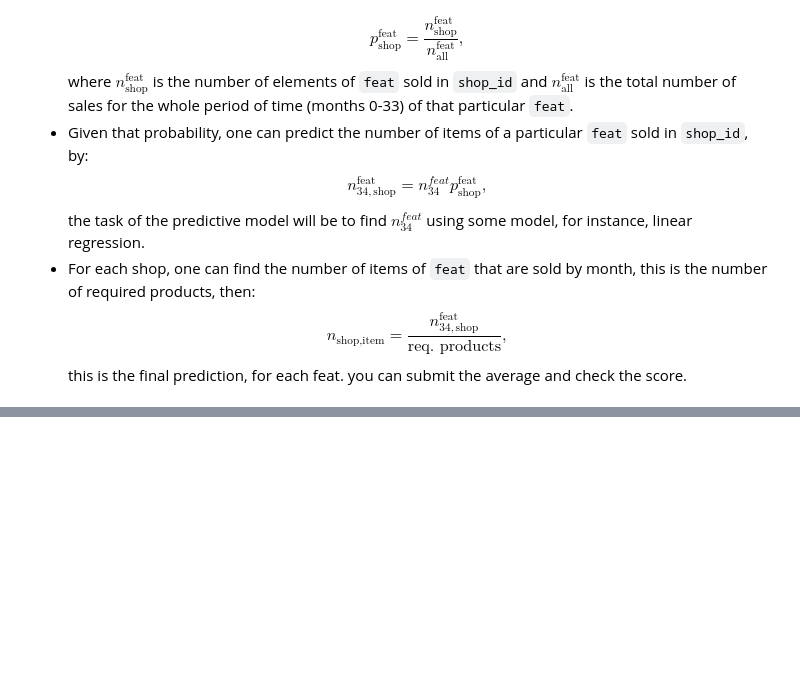
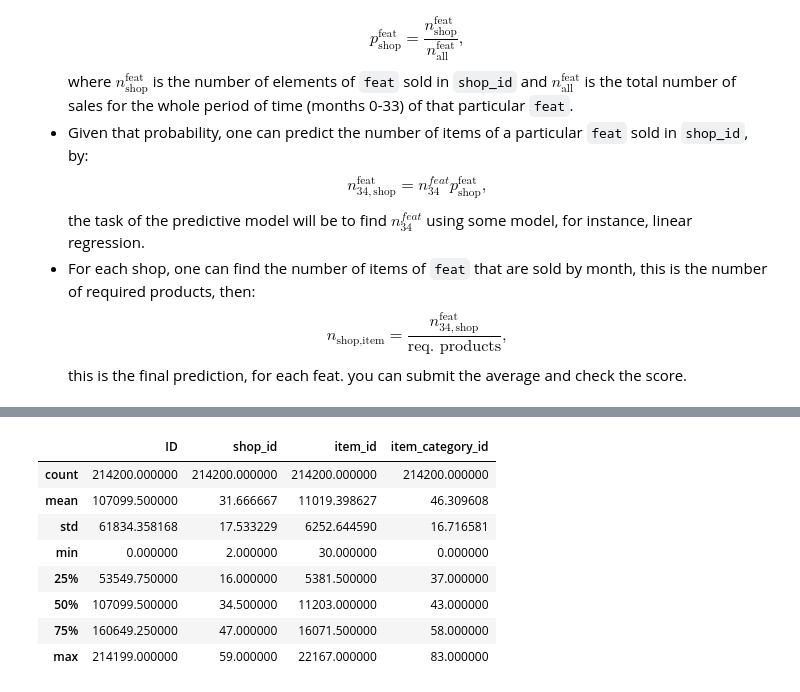
Before and after one commit to data-science-if-usp/kaggle, a Jupyter notebook: pablo/Predict Future Sales.ipynb, the cells around one changed output, grey strips where cells are left out. Cells and saved outputs as stored; diff of their text form; code cells hidden in the pictures; blank space fills up the shorter version.

```diff
--- a/pablo/Predict Future Sales.ipynb
+++ b/pablo/Predict Future Sales.ipynb
@@ -181,6 +182,7 @@ time period:
 train = train.query('item_price > 0 and item_price < 40000')
 train = train.query('item_cnt_day <= 20')
 train = train.drop(['item_name', 'shop_name', 'item_category_name'], axis = 1)
+test = test.drop(['item_name', 'shop_name', 'item_category_name'], axis = 1)
 train.head().T
 # train.shape
 # %% [output]
@@ -374,0 +379,5 @@ train_0['prob_[\'item_type_l\']'].hist()
+# %%
+# Augment the test_set
+test = test.join(item_cat_exp, on = 'item_category_id', rsuffix = "_").drop(['item_category_id_', 'cat_type', 'item_type'], axis =1)
+
+test.head().T
@@ -374,0 +403,12 @@ train_0['prob_[\'item_type_l\']'].hist()
+# %%
+test.describe()
+# %% [output]
+|  | ID | shop_id | item_id | item_category_id |
+| count | 214200.000000 | 214200.000000 | 214200.000000 | 214200.000000 |
+| mean | 107099.500000 | 31.666667 | 11019.398627 | 46.309608 |
+| std | 61834.358168 | 17.533229 | 6252.644590 | 16.716581 |
+| min | 0.000000 | 2.000000 | 30.000000 | 0.000000 |
+| 25% | 53549.750000 | 16.000000 | 5381.500000 | 37.000000 |
+| 50% | 107099.500000 | 34.500000 | 11203.000000 | 43.000000 |
+| 75% | 160649.250000 | 47.000000 | 16071.500000 | 58.000000 |
+| max | 214199.000000 | 59.000000 | 22167.000000 | 83.000000 |
```
Also changed, not shown: parts of 17 cells of this notebook.
